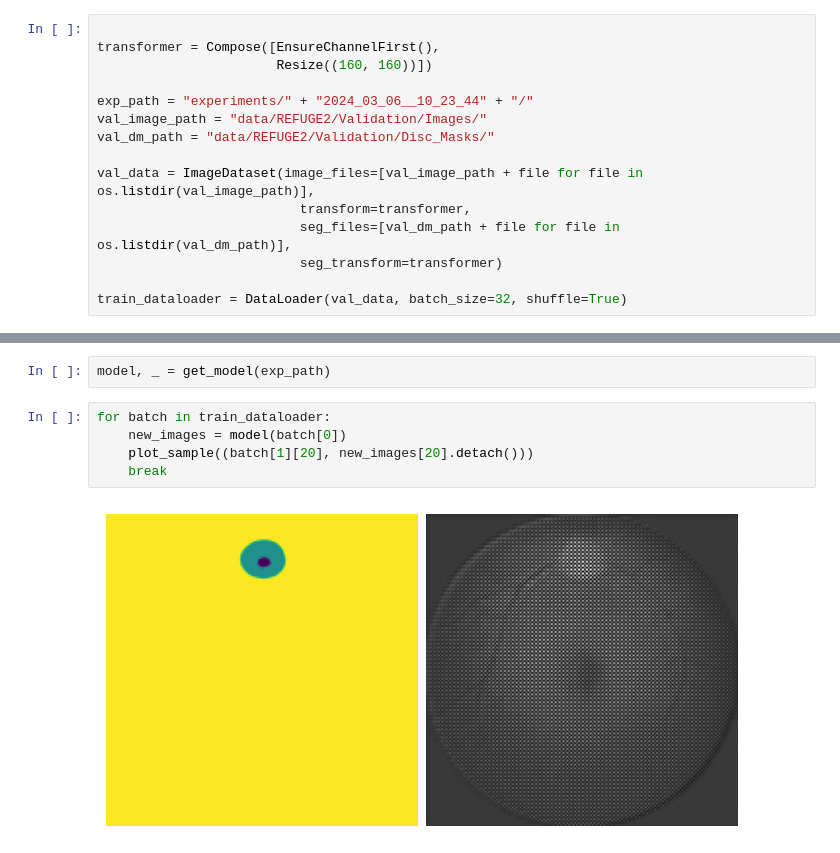
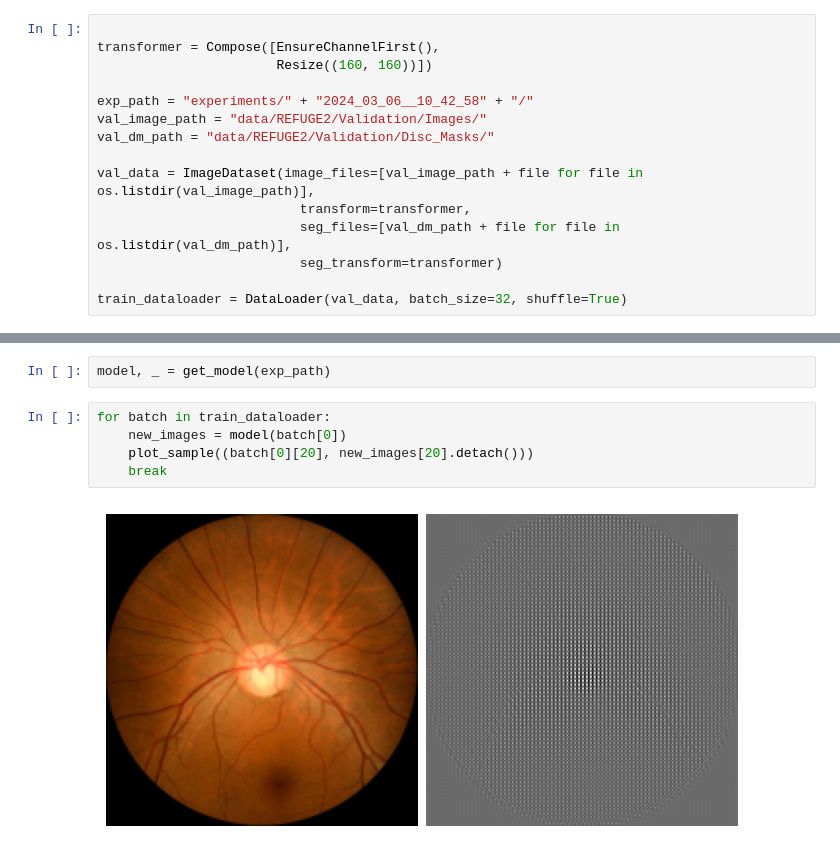
Before and after one commit to mo1333/anatomically_coherent_segmentation, a Jupyter notebook: evaluate.ipynb, the cells around one changed output, grey strips where cells are left out. Drawn from its saved outputs; the diff is of its cells as text.

```diff
--- a/evaluate.ipynb
+++ b/evaluate.ipynb
@@ -12,7 +12,7 @@ from evaluate_util import get_model
 transformer = Compose([EnsureChannelFirst(),
                        Resize((160, 160))])
 
-exp_path = "experiments/" + "2024_03_06__10_23_44" + "/"
+exp_path = "experiments/" + "2024_03_06__10_42_58" + "/"
 val_image_path = "data/REFUGE2/Validation/Images/"
 val_dm_path = "data/REFUGE2/Validation/Disc_Masks/"
 
@@ -36,7 +36,7 @@ model, _ = get_model(exp_path)
 # %%
 for batch in train_dataloader:
     new_images = model(batch[0])
-    plot_sample((batch[1][20], new_images[20].detach()))
+    plot_sample((batch[0][20], new_images[20].detach()))
     break
 # %% [output]
-[figure, old version]
+[figure, new version]
```
Also changed, not shown: 2 other files.
